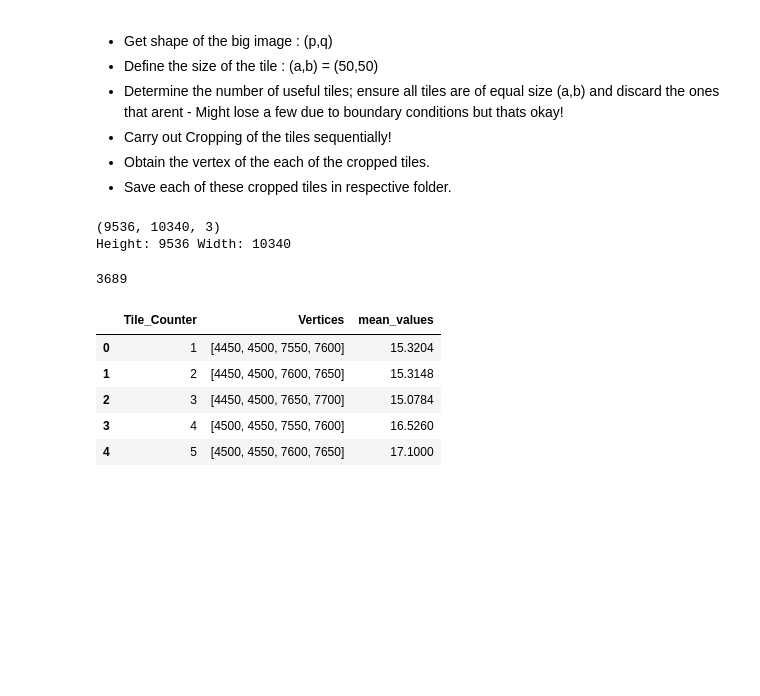
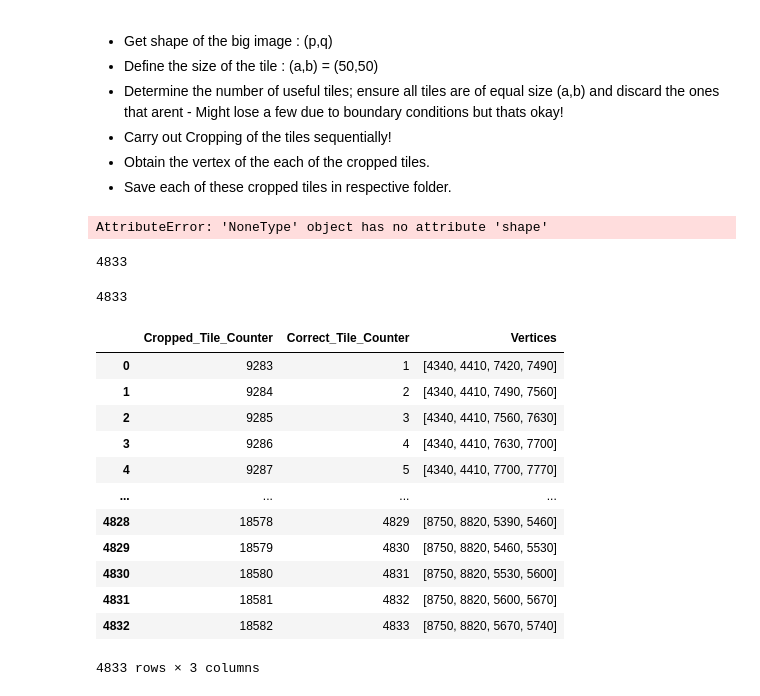
Before and after one commit to keshavprasadgubbi/RabiesDetection, a Jupyter notebook: CroppingFunction.ipynb, the cells around one changed output. Drawn from its saved outputs; the diff is of its cells as text; code cells hidden in the pictures; blank space fills up the shorter version.

```diff
--- a/CroppingFunction.ipynb
+++ b/CroppingFunction.ipynb
@@ -19,7 +20,7 @@ import numpy as np
 #Read the image
 #source_path = '/Users/keshavaprasad/Desktop/image/MG48_3day_bs/testingcrop/S051_00.tif'
 #source_path = '/Users/keshavaprasad/Desktop/image/S25/S25_00.tif'
-source_path = '//ibs9010/current_data/Data_Keshav/masked_for_rabies_auto_detection/MG48_3day_bs/S51_Pia_Only.tif'
+source_path='//ibs9010/current_data/Data_Keshav/masked_for_rabies_auto_detection/MG48_3day_bs/Image/pia_only/S051.tif'
 image=cv2.imread(source_path)
 # %%
 # Image Basics
@@ -30,20 +31,18 @@ q = image.shape[1]#q
 print("Height:",p,"Width:",q)
 
 # Defining the dimensions of a tile
-a = b = 50
-
+#a = b = 50
+a = b = 70
 #************************
 cropped_tiles = [] #list for storing all cropped tile images
 vertices = [] #list for storing lists of vertex values # Defining vertices of tiles for cropping
 ctc = []#list for storing lists of tile numbers
 #cropped_tile_list = []
-mean_values = []# list for storing mean of the pixel values of each cropped tile
 background_cropped_tiles = [] #list for storing background tile images
 # Cropping image Sequentially
-i = j = cropped_tile_counter = correct_tile_counter = wrong_dim_tile_counter = mean= correct_dim_tile_counter= 0
+i = j = cropped_tile_counter = correct_tile_counter = wrong_dim_tile_counter = correct_dim_tile_counter= 0
 # %% [output]
-(9536, 10340, 3)
-Height: 9536 Width: 10340
+AttributeError: 'NoneType' object has no attribute 'shape'
 # %%
 # Carry oout the sequential cropping store data into respective lists
 for i in range(0,math.floor(p),a):#range(start, stop, step) # to get the resolution right!
@@ -60,45 +59,56 @@ for i in range(0,math.floor(p),a):#range(start, stop, step) # to get the resolut
         cropped_tile_counter +=1
 
         # Calculating mean for each tile and
-        mean = np.mean(tile)
+        #mean = np.mean(tile)
 
         # checking for tiles with wrong dimensions
-        if tile.shape[0]!=50 or tile.shape[1]!= 50:
+        #if tile.shape[0]!=50 or tile.shape[1]!= 50:
+        if tile.shape[0]!=70 or tile.shape[1]!= 70:
             wrong_dim_tile_counter += 1
 
         # Keeping only tiles with correct dimensions # Append the vertex for each of these tiles into vertices list
         # Append the correct_tile_counter variable into ctc list
-        if tile.shape[0] == 50 and tile.shape[1] == 50:
+
+        #if tile.shape[0] == 50 and tile.shape[1] == 50:
+        if tile.shape[0] == 70 and tile.shape[1] == 70 and not np.all((np.array(tile) == 0)):
             correct_dim_tile_counter +=1
-            if mean>15:# imposing the mean value filter in order to remove lot of unnecessary background
-                correct_tile_counter +=1
-                #cropped_tiles.append(tile)
-                cropped_tiles.append([correct_tile_counter,tile])
-                ctc.append(correct_tile_counter)
-                #print("correct_tile_counter:",correct_tile_counter,"with vertex:",vertex)
-                vertices.append(vertex)
-                # appending these values into mean_values list
-                mean_values.append(mean)
+
+            correct_tile_counter +=1
+            #cropped_tiles.append(tile)
+            cropped_tiles.append(cropped_tile_counter)
+            ctc.append(correct_tile_counter)
+            #ctc.append([cropped_tile_counter,correct_tile_counter])
+            #print("correct_tile_counter:",correct_tile_counter,"with vertex:",vertex)
+            vertices.append(vertex)
 ### THE TWO KEY TAKEAWAYS:number of croppedtiles and respective vertex of each cropped tile
 # %%
 print(len(cropped_tiles))
 # %% [output]
-3689
+4833
+# %%
+print(len(ctc))
+# %% [output]
+4833
 # %%
-import pandas as pd
-
 # Calling DataFrame constructor after zipping # both lists, with columns specified
 #cropped_data = pd.DataFrame(list(zip(ctc, vertices)),columns =['Tile_Counter', 'Vertices'])
-cropped_data = pd.DataFrame(list(zip(ctc, vertices,mean_values)),columns =['Tile_Counter', 'Vertices','mean_values'])
+cropped_data = pd.DataFrame(list(zip(cropped_tiles,ctc, vertices)),columns =['Cropped_Tile_Counter','Correct_Tile_Counter', 'Vertices'])
 #cropped_data
 # %%
-cropped_data.head()
+cropped_data
 # %% [output]
-|  | Tile_Counter | Vertices | mean_values |
-| 0 | 1 | [4450, 4500, 7550, 7600] | 15.3204 |
-| 1 | 2 | [4450, 4500, 7600, 7650] | 15.3148 |
-| 2 | 3 | [4450, 4500, 7650, 7700] | 15.0784 |
-| 3 | 4 | [4500, 4550, 7550, 7600] | 16.5260 |
-| 4 | 5 | [4500, 4550, 7600, 7650] | 17.1000 |
+|  | Cropped_Tile_Counter | Correct_Tile_Counter | Vertices |
+| 0 | 9283 | 1 | [4340, 4410, 7420, 7490] |
+| 1 | 9284 | 2 | [4340, 4410, 7490, 7560] |
+| 2 | 9285 | 3 | [4340, 4410, 7560, 7630] |
+| 3 | 9286 | 4 | [4340, 4410, 7630, 7700] |
+| 4 | 9287 | 5 | [4340, 4410, 7700, 7770] |
+| ... | ... | ... | ... |
+| 4828 | 18578 | 4829 | [8750, 8820, 5390, 5460] |
+| 4829 | 18579 | 4830 | [8750, 8820, 5460, 5530] |
+| 4830 | 18580 | 4831 | [8750, 8820, 5530, 5600] |
+| 4831 | 18581 | 4832 | [8750, 8820, 5600, 5670] |
+| 4832 | 18582 | 4833 | [8750, 8820, 5670, 5740] |
+4833 rows × 3 columns
 # %%
 #cropped_data.loc[cropped_data['Tile_Counter'] == 21555] #searching rows based on specific values
```
Also changed, not shown: parts of 7 cells of this notebook, 4 other files.
